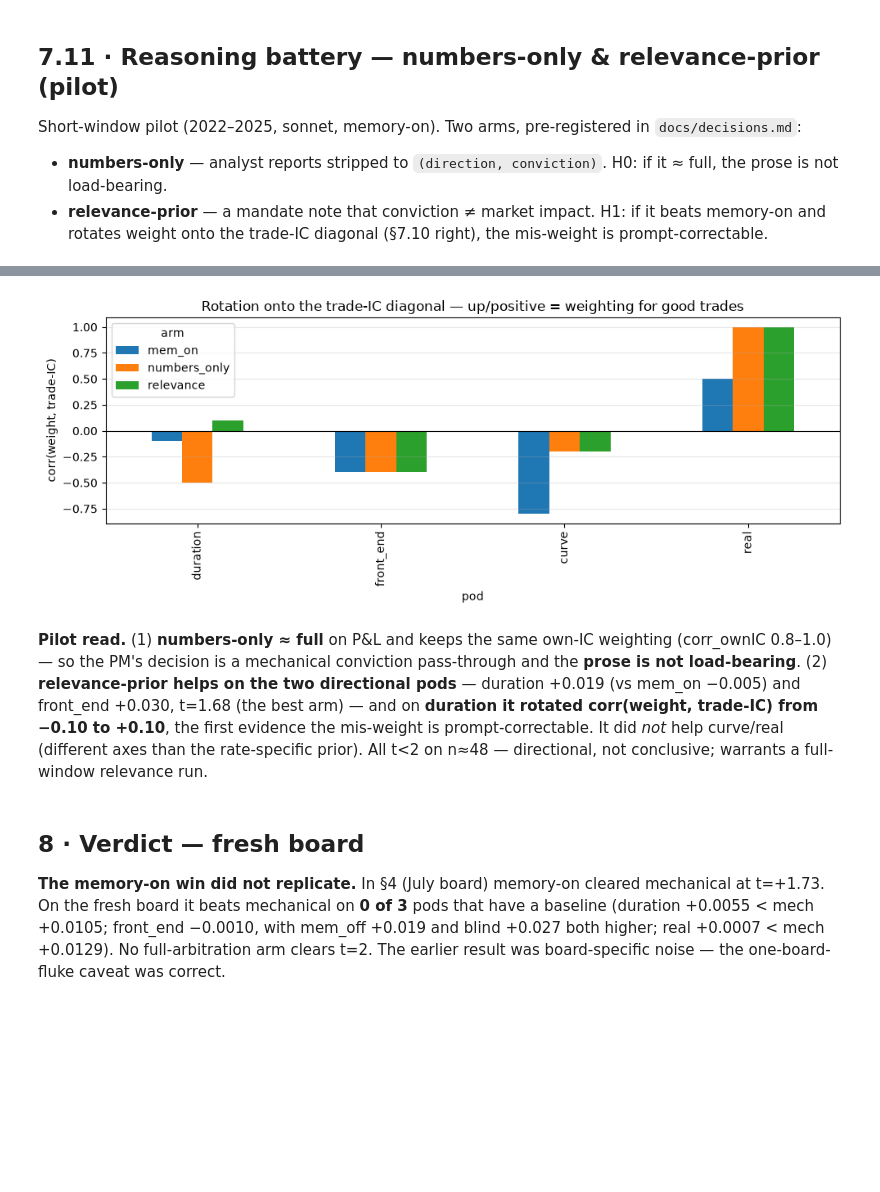
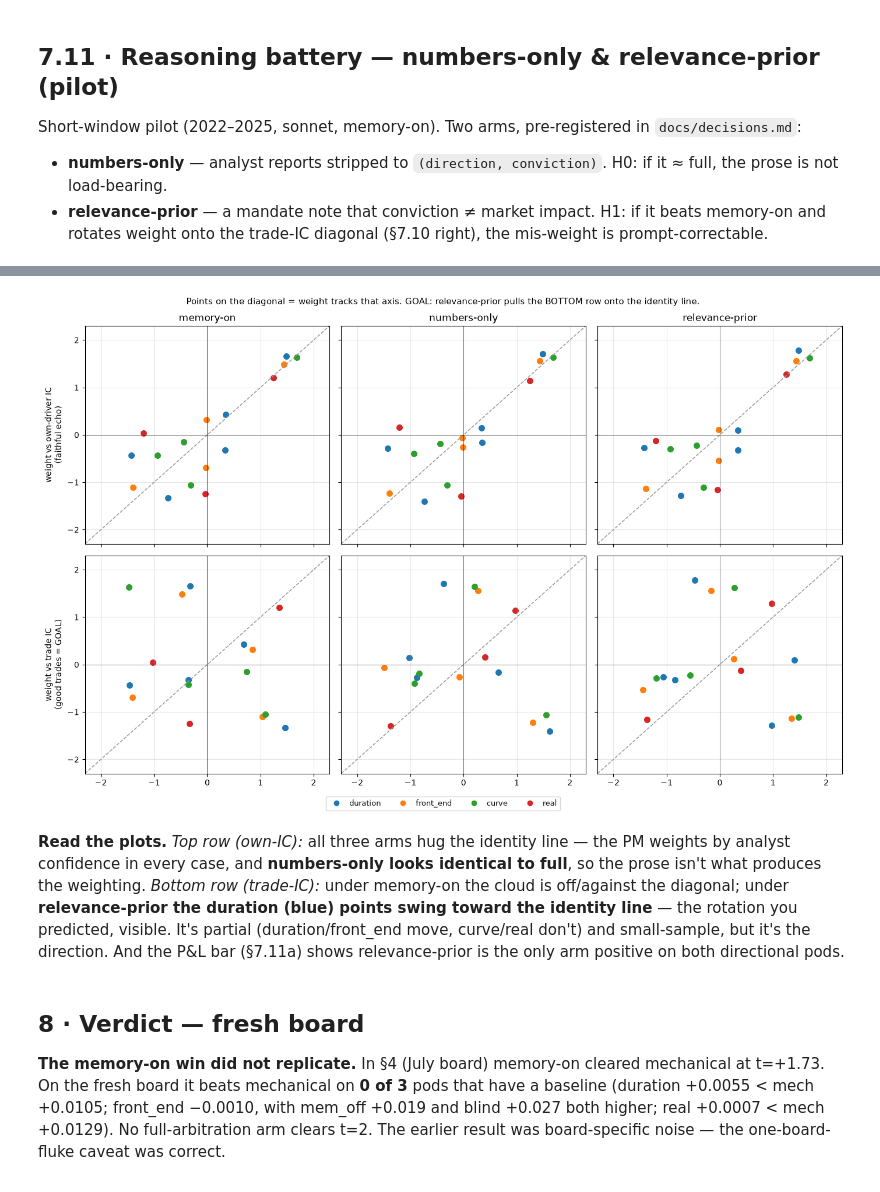
Before and after one commit to charishma005/Blackrock_UCB_MFE_Industry_Project, a Jupyter notebook: notebooks/pm_trade_evaluation.ipynb, the cells around one changed output, grey strips where cells are left out. Cells and saved outputs as stored; diff of their text form; code cells hidden in the pictures; blank space fills up the shorter version.

```diff
--- a/notebooks/pm_trade_evaluation.ipynb
+++ b/notebooks/pm_trade_evaluation.ipynb
@@ -856,31 +837,42 @@ pnl11
 # %%
-# §7.11b · Rotation: did relevance-prior move weight onto the trade-IC diagonal? (reuses §7.10 own_ic, traded_outcome)
-def _wcorr(pod, path):
-    p = build_pm(pod, None); pol = p.polarity; drv = list(p.listens_to); wt = {d: [] for d in drv}; recs = {}
-    for line in open(path):
-        r = json.loads(line)
-        if r.get('degraded'): continue
-        dv = (r.get('arbitrated') or {}).get('drivers') or {}; b = r.get('board', {})
+# §7.11b · The correlation plots, per arm. Top row: weight vs own-driver IC (faithful echo).
+# Bottom row: weight vs trade IC (the goal). Points ON the identity line = weight tracks that
+# axis. Watch the BOTTOM row: does relevance-prior pull the cloud onto the diagonal?
+arm_files = [('memory-on', '{p}_mem_on'), ('numbers-only', '{p}_numonly'), ('relevance-prior', '{p}_relevance')]
+def arm_points(tmpl):
+    rr = []
+    for pod in PODS:
+        p = build_pm(pod, None); pol = p.polarity; drv = list(p.listens_to); wt = {d: [] for d in drv}; recs = {}
+        for line in open(f'../reports/pm/{tmpl.format(p=pod)}.jsonl'):
+            r = json.loads(line)
+            if r.get('degraded'): continue
+            dv = (r.get('arbitrated') or {}).get('drivers') or {}; b = r.get('board', {})
+            for d in drv:
+                if d in dv: wt[d].append(abs(dv[d]))
+            recs[pd.Timestamp(r['asof'])] = {d: DIRS.get(b.get(d, {}).get('direction', 'flat'), 0)
+                * float(b.get(d, {}).get('conviction', 0)) * pol.get(d, 1.0) for d in drv}
+        P = pd.DataFrame(recs).T.sort_index(); out = traded_outcome(pod).reindex(P.index)
         for d in drv:
-            if d in dv: wt[d].append(abs(dv[d]))
-        recs[pd.Timestamp(r['asof'])] = {d: DIRS.get(b.get(d, {}).get('direction', 'flat'), 0)
-            * float(b.get(d, {}).get('conviction', 0)) * pol.get(d, 1.0) for d in drv}
-    P = pd.DataFrame(recs).T.sort_index(); out = traded_outcome(pod).reindex(P.index)
-    w = pd.Series({d: (np.mean(wt[d]) if wt[d] else 0.0) for d in drv})
-    tr_ = pd.Series({d: abs(pd.concat([P[d].rename('s'), out.rename('o')], axis=1).dropna()
-                     .pipe(lambda x: x['s'].rank().corr(x['o'].rank()) if len(x) > 4 else np.nan)) for d in drv})
-    oi = pd.Series({d: own_ic[d] for d in drv})
-    return round(w.rank().corr(oi.rank()), 2), round(w.rank().corr(tr_.rank()), 2)
-rows = []
-for pod in PODS:
-    for arm, tmpl in [('mem_on', '{p}_mem_on'), ('numbers_only', '{p}_numonly'), ('relevance', '{p}_relevance')]:
-        co, ct = _wcorr(pod, f'../reports/pm/{tmpl.format(p=pod)}.jsonl')
-        rows.append({'pod': pod, 'arm': arm, 'corr_ownIC': co, 'corr_tradeIC': ct})
-rot = pd.DataFrame(rows)
-piv = rot.pivot(index='pod', columns='arm', values='corr_tradeIC')[['mem_on', 'numbers_only', 'relevance']].reindex(PODS)
-ax = piv.plot.bar(figsize=(10, 4)); ax.axhline(0, color='k', lw=.8)
-ax.set_ylabel('corr(weight, trade-IC)'); ax.grid(axis='y', alpha=.3)
-ax.set_title('Rotation onto the trade-IC diagonal — up/positive = weighting for good trades')
-plt.tight_layout()
-rot.set_index(['pod', 'arm'])
+            pair = pd.concat([P[d].rename('s'), out.rename('o')], axis=1).dropna()
+            rr.append({'pod': pod, 'weight': (np.mean(wt[d]) if wt[d] else 0.0), 'own_ic': own_ic[d],
+                       'trade_rel': abs(pair['s'].rank().corr(pair['o'].rank())) if len(pair) > 4 else np.nan})
+    df = pd.DataFrame(rr)
+    for c in ['weight', 'own_ic', 'trade_rel']:
+        df[c + '_z'] = df.groupby('pod')[c].transform(lambda s: (s - s.mean()) / s.std(ddof=0) if s.std(ddof=0) > 0 else s * 0)
+    return df
+cmap = {'duration': 'tab:blue', 'front_end': 'tab:orange', 'curve': 'tab:green', 'real': 'tab:red'}
+fig, axes = plt.subplots(2, 3, figsize=(14, 9), sharex=True, sharey=True); lim = [-2.3, 2.3]
+for col, (name, tmpl) in enumerate(arm_files):
+    df = arm_points(tmpl)
+    for row, (xcol, xlabel) in enumerate([('own_ic_z', 'weight vs own-driver IC\n(faithful echo)'),
+                                          ('trade_rel_z', 'weight vs trade IC\n(good trades = GOAL)')]):
+        ax = axes[row, col]; ax.plot(lim, lim, ls='--', color='0.6', lw=1.1)
+        for _, r2 in df.iterrows(): ax.scatter(r2[xcol], r2['weight_z'], color=cmap[r2['pod']], s=48)
+        ax.set_xlim(lim); ax.set_ylim(lim); ax.axhline(0, color='k', lw=.4); ax.axvline(0, color='k', lw=.4); ax.grid(alpha=.3)
+        if row == 0: ax.set_title(name, fontsize=12)
+        if col == 0: ax.set_ylabel(xlabel)
+handles = [plt.Line2D([], [], marker='o', ls='', color=c, label=p) for p, c in cmap.items()]
+fig.legend(handles=handles, ncol=4, loc='lower center', fontsize=9)
+fig.suptitle('Points on the diagonal = weight tracks that axis. GOAL: relevance-prior pulls the BOTTOM row onto the identity line.', fontsize=11)
+plt.tight_layout(rect=[0, 0.03, 1, 1])
 # %% [output]
@@ -901,6 +879,6 @@ rot.set_index(['pod', 'arm'])
-[figure, old version]
+[figure, new version]
 # %% [markdown]
-**Pilot read.** (1) **numbers-only ≈ full** on P&L and keeps the same own-IC weighting (corr_ownIC 0.8–1.0) — so the PM's decision is a mechanical conviction pass-through and the **prose is not load-bearing**. (2) **relevance-prior helps on the two directional pods** — duration +0.019 (vs mem_on −0.005) and front_end +0.030, t=1.68 (the best arm) — and on **duration it rotated corr(weight, trade-IC) from −0.10 to +0.10**, the first evidence the mis-weight is prompt-correctable. It did *not* help curve/real (different axes than the rate-specific prior). All t<2 on n≈48 — directional, not conclusive; warrants a full-window relevance run.
+**Read the plots.** *Top row (own-IC):* all three arms hug the identity line — the PM weights by analyst confidence in every case, and **numbers-only looks identical to full**, so the prose isn't what produces the weighting. *Bottom row (trade-IC):* under memory-on the cloud is off/against the diagonal; under **relevance-prior the duration (blue) points swing toward the identity line** — the rotation you predicted, visible. It's partial (duration/front_end move, curve/real don't) and small-sample, but it's the direction. And the P&L bar (§7.11a) shows relevance-prior is the only arm positive on both directional pods.
 # %% [markdown]
 ## 8 · Verdict — fresh board
 
```
Also changed, not shown: parts of 2 cells of this notebook.
